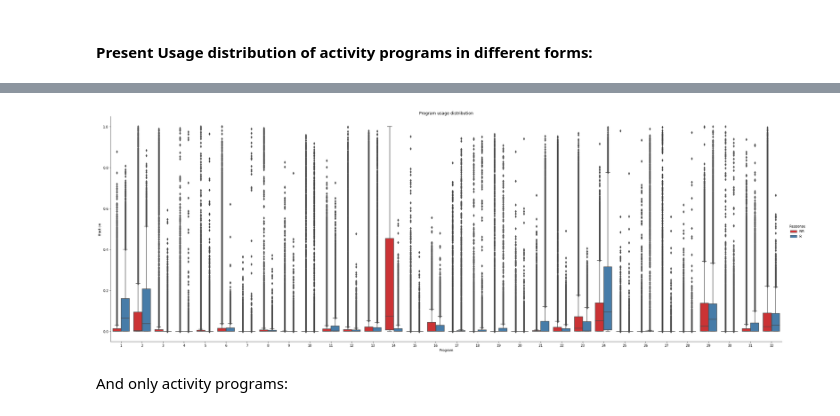
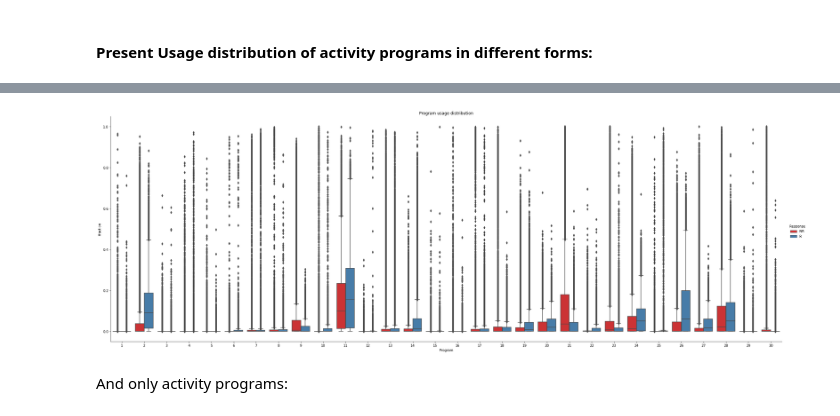
Before and after one commit to ItayShlosberg/classifying-response-to-immunotherapy, a Jupyter notebook: data_analysis/SERVER_NBS/RESPONSE_ANALYSIS/response_analysis.ipynb, the cells around one changed output, grey strips where cells are left out. Cells and saved outputs as stored; diff of their text form; code cells hidden in the pictures.

```diff
--- a/data_analysis/SERVER_NBS/RESPONSE_ANALYSIS/response_analysis.ipynb
+++ b/data_analysis/SERVER_NBS/RESPONSE_ANALYSIS/response_analysis.ipynb
@@ -110,0 +47,4 @@ melanoma_clinical_data.head(5)
+# %%
+melanoma_clinical_data = get_clinical_data(71)#ICI=True, after_biopsy='ICI')
+res_melanoma_clinical_data = melanoma_clinical_data.set_index('Patient id')
+melanoma_clinical_data.head(5)
@@ -456,12 +391,13 @@ print_pvals(pvals[:,1], 12)
 # %% [markdown]
 # GEP
 # %%
-EXEC_DIR = r'/storage/md_keren/shitay/outputs/cNMF/executions/tumor_runs/cohort_26.6.21'
-selected_K = 32
+EXEC_DIR = r'/storage/md_keren/shitay/outputs/cNMF/executions/tumor_runs/cohort_4.11.21'
+selected_K = 30
 local_density_threshold = '0.10'
 number_of_genes=2000
 n_replicates = 200
-RUN_RANGE = '32'
+RUN_RANGE = '30'
+N_PROG = 30
 RUN_NAME = f'k{RUN_RANGE}_{number_of_genes}genes_{n_replicates}iter'
 USAGES_CONSENSUS_FILE = f'{RUN_NAME}.usages.k_{selected_K}.dt_{str(local_density_threshold).replace(".", "_")}.consensus.txt'
 
@@ -581,12 +517,12 @@ Usage distribution of activity programs
 # %%
 frac_df = df.melt(id_vars=['sample', 'barcode', 'Response'],
-        value_vars=list(range(1,33)), var_name ='Program', value_name ='fraction')
+        value_vars=list(range(1,N_PROG+1)), var_name ='Program', value_name ='fraction')
 frac_df = frac_df[frac_df['Response']!='not in use for now']
 
 sns.reset_orig()
 ax = sns.catplot(kind="box", x='Program', y='fraction', hue='Response', data=frac_df, palette="Set1",height=10, aspect=2.9).set(title="Program usage distribution")
 # %% [output]
-[figure, old version]
+[figure, new version]
 # %% [markdown]
 And only activity programs:
 # %%
```
Also changed, not shown: parts of 46 cells of this notebook, 15 other files.
